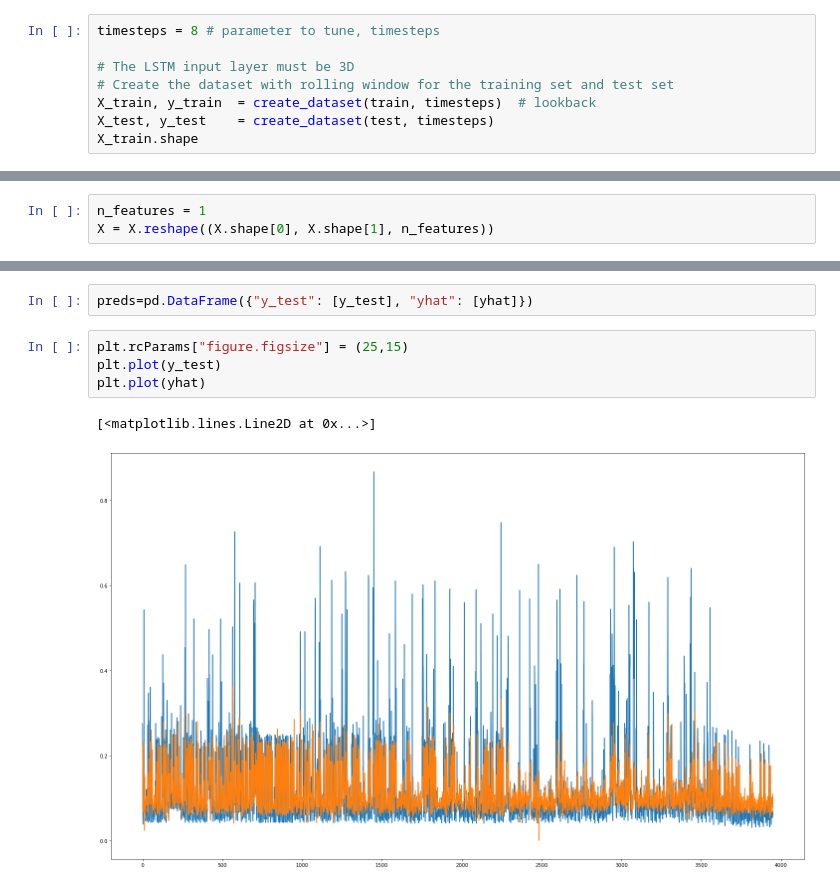
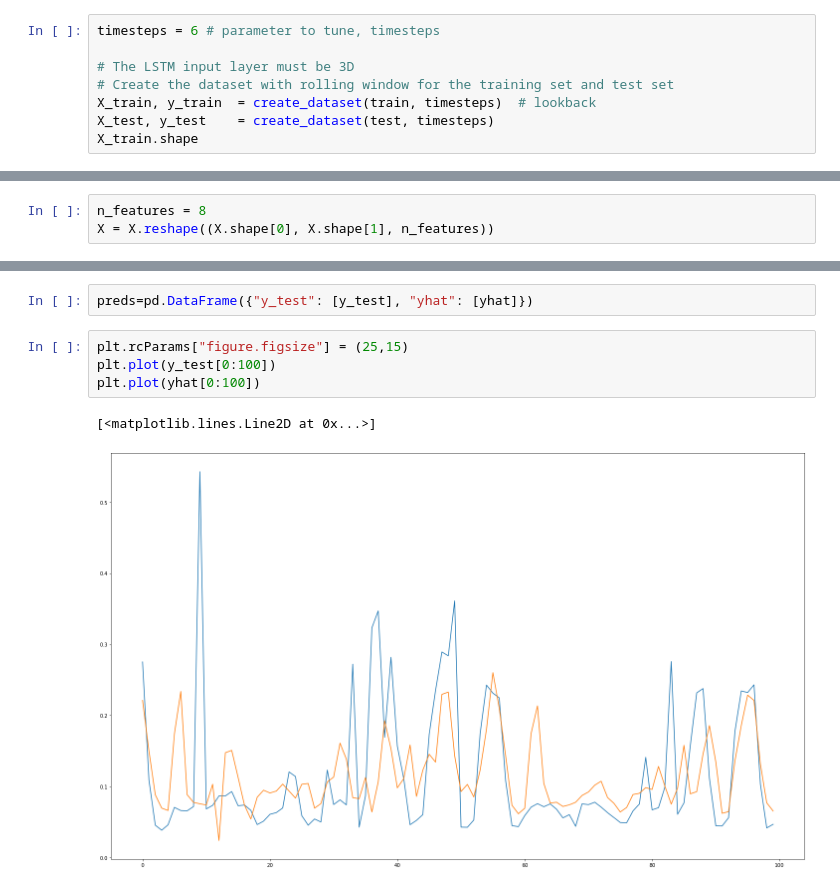
Before and after one commit to danbm94/masterthesis, a Jupyter notebook: thesis.ipynb, the cells around one changed output, grey strips where cells are left out. Drawn from its saved outputs; the diff is of its cells as text.

```diff
--- a/thesis.ipynb
+++ b/thesis.ipynb
@@ -650,5 +651,5 @@ NameError: name 'plot_pacf' is not defined
 # %%
-timesteps = 8 # parameter to tune, timesteps
+timesteps = 6 # parameter to tune, timesteps
 
 # The LSTM input layer must be 3D
 # Create the dataset with rolling window for the training set and test set
@@ -1034,7 +1033,7 @@ from keras.layers import Flatten
 from keras.layers.convolutional import Conv1D
 from keras.layers.convolutional import MaxPooling1D
 # %%
-n_features = 1
+n_features = 8
 X = X.reshape((X.shape[0], X.shape[1], n_features))
 # %%
 conv = Sequential()
@@ -1088,8 +1087,8 @@ TypeError: reshape() takes exactly 1 argument (0 given)
 preds=pd.DataFrame({"y_test": [y_test], "yhat": [yhat]})
 # %%
 plt.rcParams["figure.figsize"] = (25,15)
-plt.plot(y_test)
-plt.plot(yhat)
+plt.plot(y_test[0:100])
+plt.plot(yhat[0:100])
 # %% [output]
 [<matplotlib.lines.Line2D at 0x...>]
-[figure, old version]
+[figure, new version]
```
Also changed, not shown: parts of 13 cells of this notebook, 6 other files.
